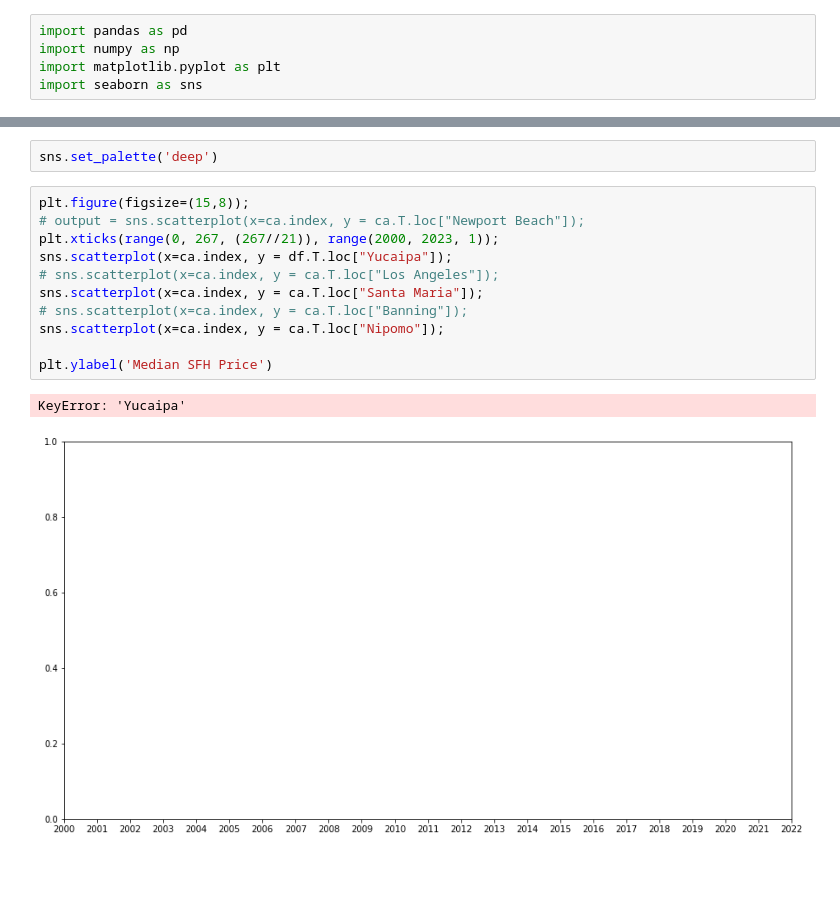
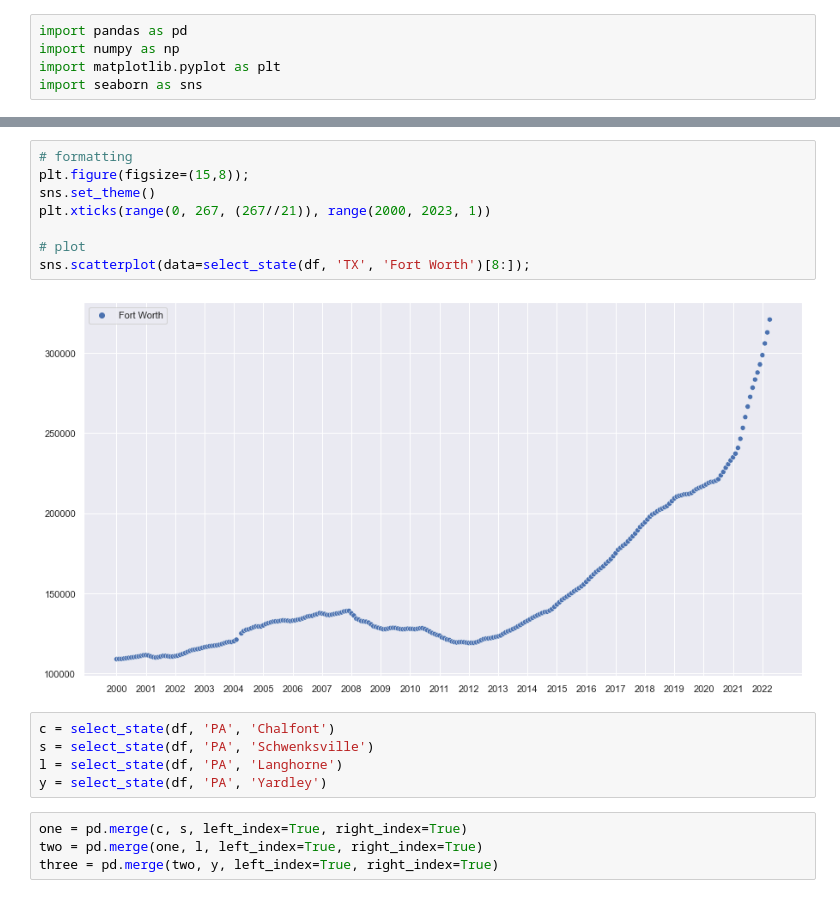
Before and after one commit to sayerjk/realestate-calc, a Jupyter notebook: DS_520_RealEstateCalculator_sjk_v01.ipynb, the cells around one changed output, grey strips where cells are left out. Cells and saved outputs as stored; diff of their text form; blank space fills up the shorter version.

```diff
--- a/DS_520_RealEstateCalculator_sjk_v01.ipynb
+++ b/DS_520_RealEstateCalculator_sjk_v01.ipynb
@@ -75,16 +111,19 @@ sns.scatterplot(data=merge_yn, style=None)
-# %%
-sns.set_palette('deep')
-# %%
-plt.figure(figsize=(15,8));
-# output = sns.scatterplot(x=ca.index, y = ca.T.loc["Newport Beach"]);
-plt.xticks(range(0, 267, (267//21)), range(2000, 2023, 1));
-sns.scatterplot(x=ca.index, y = df.T.loc["Yucaipa"]);
-# sns.scatterplot(x=ca.index, y = ca.T.loc["Los Angeles"]);
-sns.scatterplot(x=ca.index, y = ca.T.loc["Santa Maria"]);
-# sns.scatterplot(x=ca.index, y = ca.T.loc["Banning"]);
-sns.scatterplot(x=ca.index, y = ca.T.loc["Nipomo"]);
-
-plt.ylabel('Median SFH Price')
-# %% [output]
-KeyError: 'Yucaipa'
-[figure, removed]
+# %%
+# formatting
+plt.figure(figsize=(15,8));
+sns.set_theme()
+plt.xticks(range(0, 267, (267//21)), range(2000, 2023, 1))
+
+# plot
+sns.scatterplot(data=select_state(df, 'TX', 'Fort Worth')[8:]);
+# %% [output]
+[figure, added]
+# %%
+c = select_state(df, 'PA', 'Chalfont')
+s = select_state(df, 'PA', 'Schwenksville')
+l = select_state(df, 'PA', 'Langhorne')
+y = select_state(df, 'PA', 'Yardley')
+# %%
+one = pd.merge(c, s, left_index=True, right_index=True)
+two = pd.merge(one, l, left_index=True, right_index=True)
+three = pd.merge(two, y, left_index=True, right_index=True)
```
Also changed, not shown: parts of 15 cells of this notebook, 1 other file.
